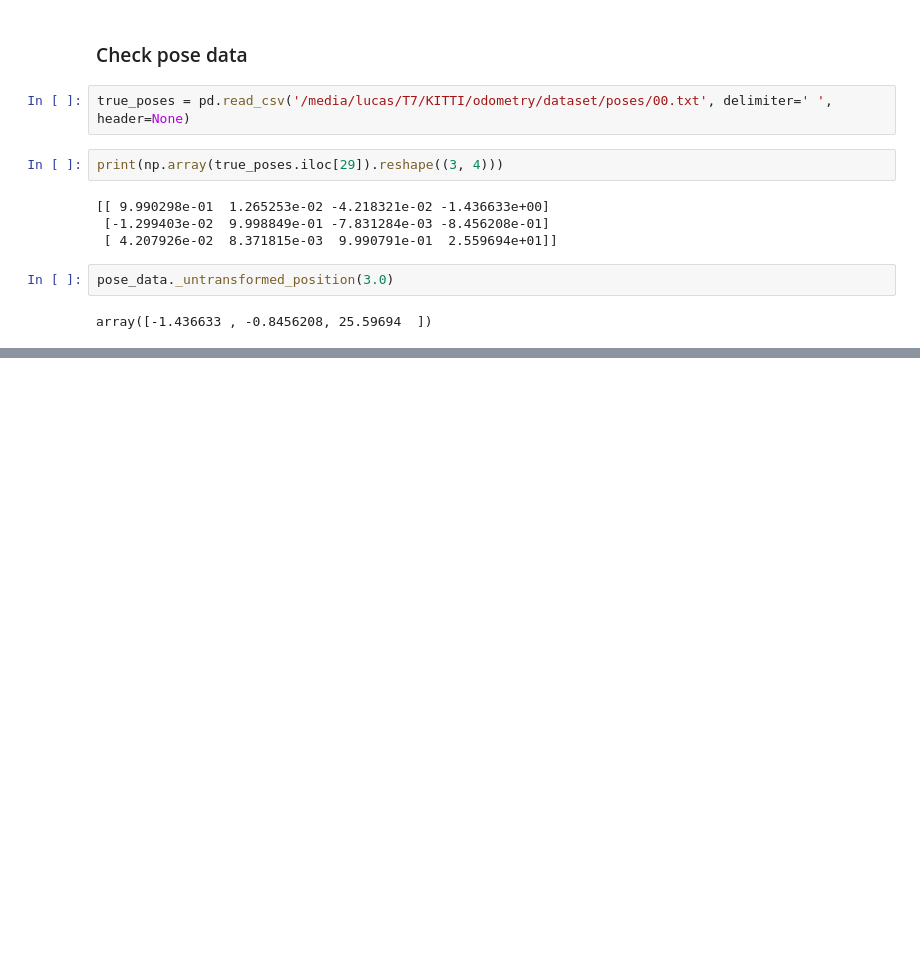
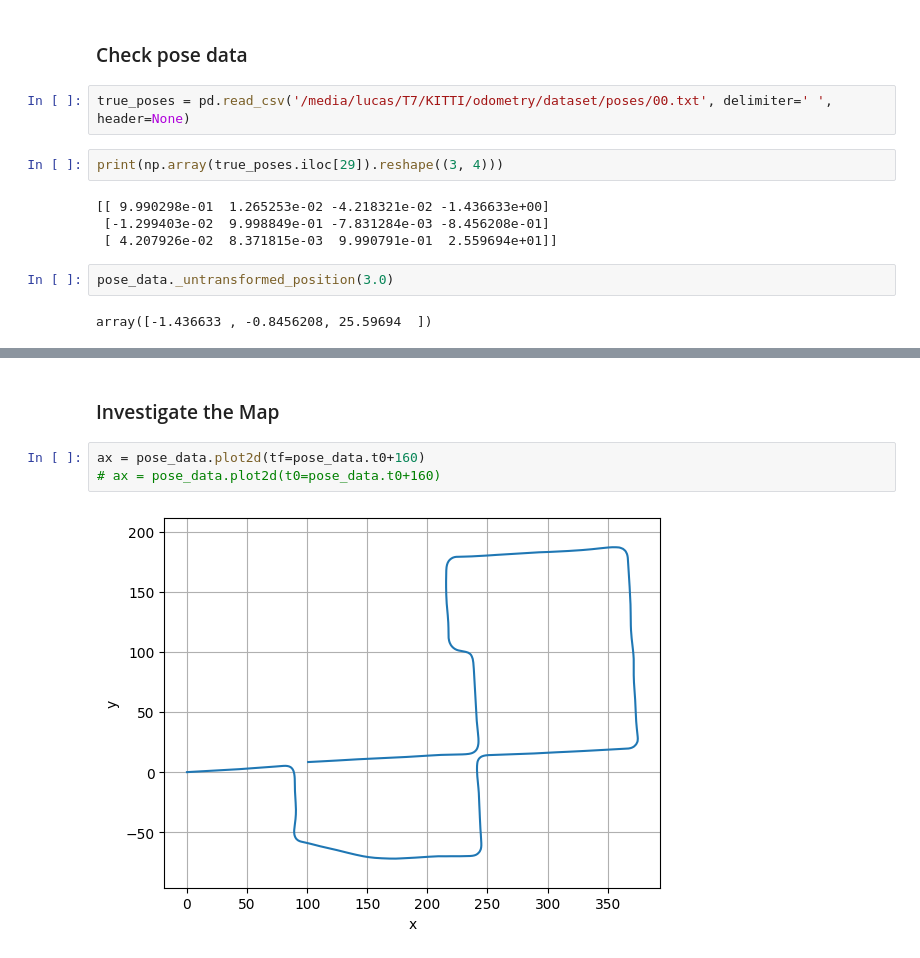
Before and after one commit to mbpeterson70/robotdatapy, a Jupyter notebook: kitti_example.ipynb, the cells around one changed output, grey strips where cells are left out. Drawn from its saved outputs; the diff is of its cells as text; blank space fills up the shorter version.

```diff
--- a/kitti_example.ipynb
+++ b/kitti_example.ipynb
@@ -64,0 +66,7 @@ array([[ 0.99902977,  0.01265253, -0.04218321],
+# %% [markdown]
+### Investigate the Map ###
+# %%
+ax = pose_data.plot2d(tf=pose_data.t0+160)
+# ax = pose_data.plot2d(t0=pose_data.t0+160)
+# %% [output]
+[figure, added]
```
Also changed, not shown: parts of 3 cells of this notebook, 2 other files.
